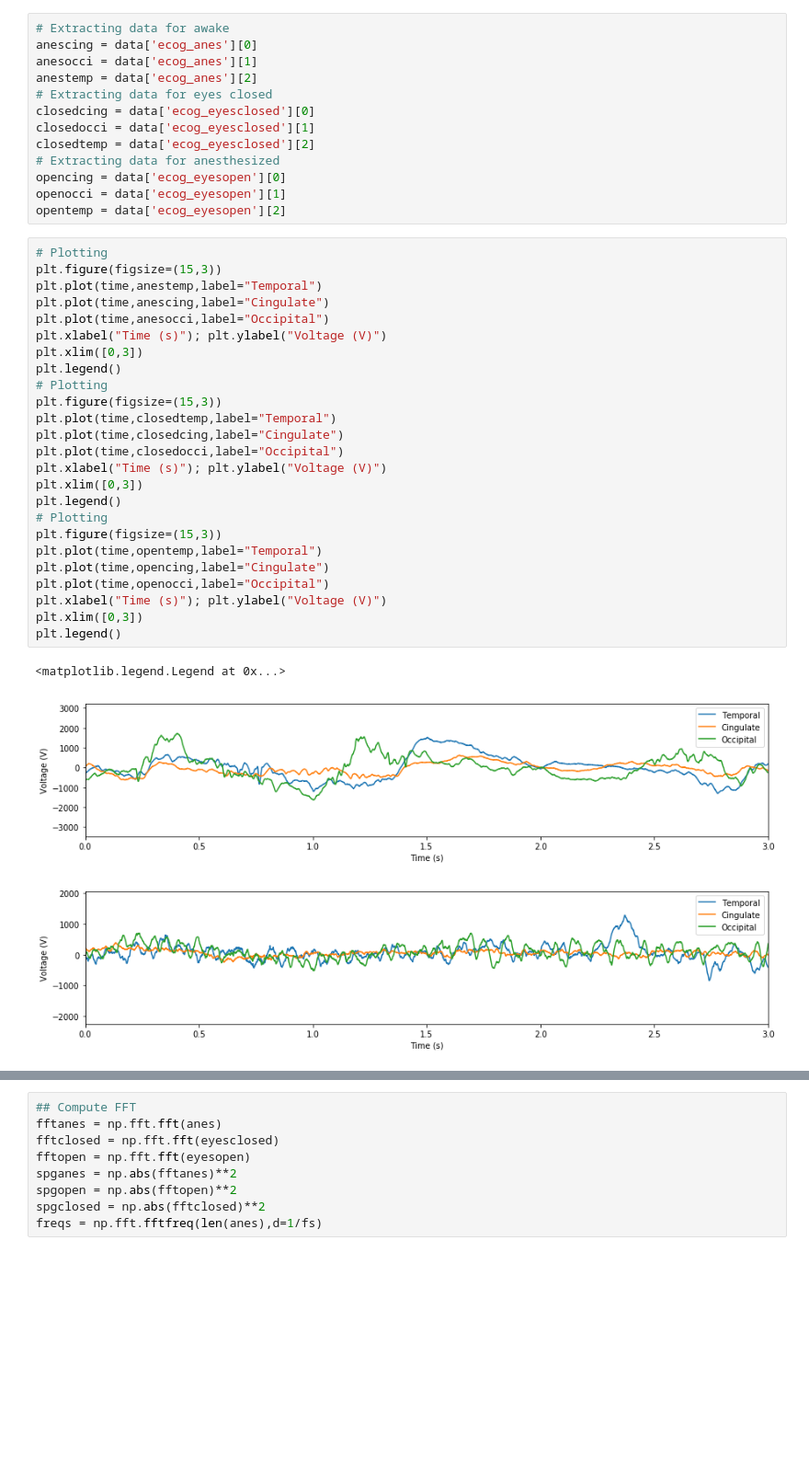
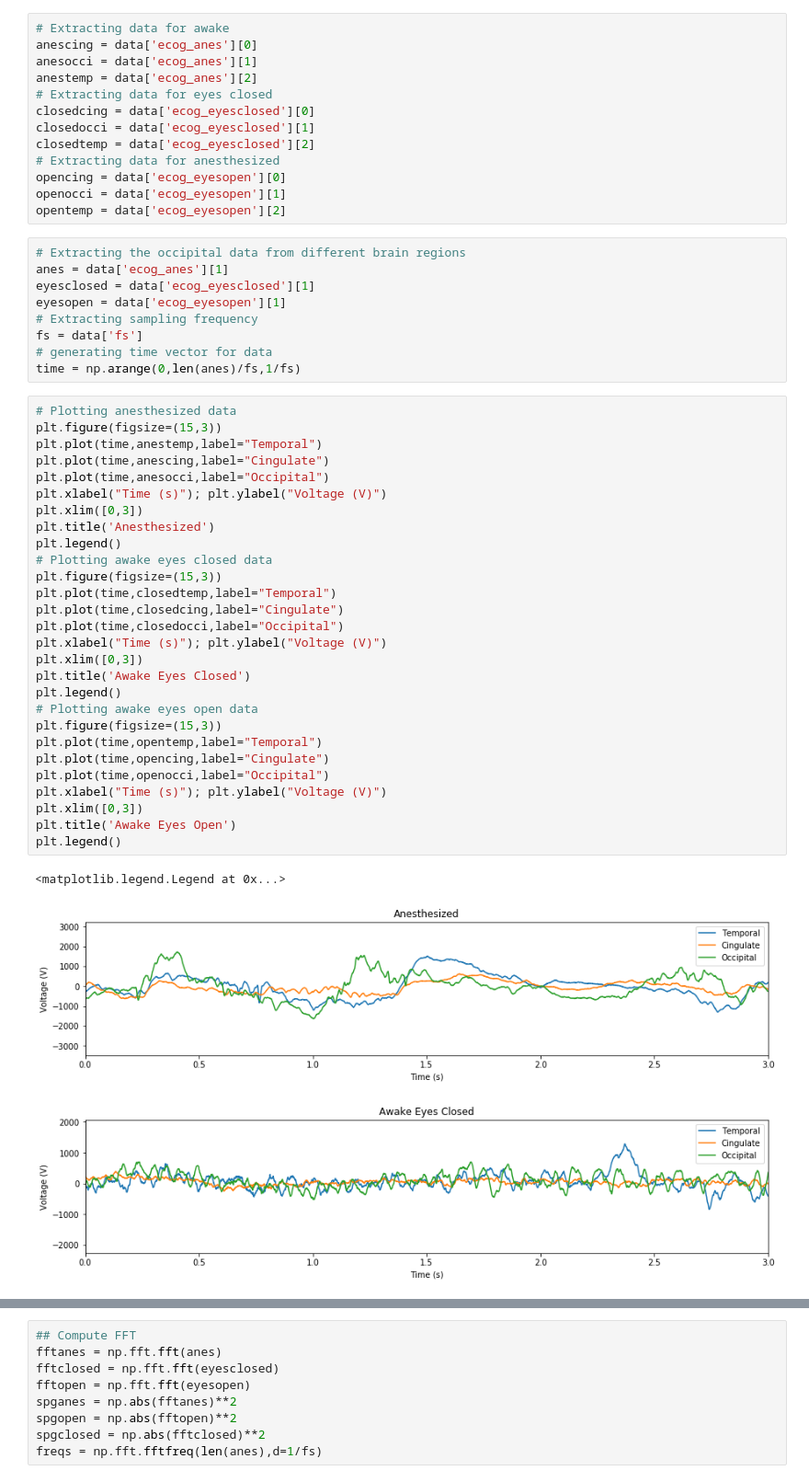
Before and after one commit to ajkeamy/Monkey_Analysis, a Jupyter notebook: Final_Project.ipynb, the cells around one changed output, grey strips where cells are left out. Shown at 92% size. Cells and saved outputs as stored; diff of their text form; blank space fills up the shorter version.

```diff
--- a/Final_Project.ipynb
+++ b/Final_Project.ipynb
@@ -56,32 +56,44 @@ closedtemp = data['ecog_eyesclosed'][2]
 opencing = data['ecog_eyesopen'][0]
 openocci = data['ecog_eyesopen'][1]
 opentemp = data['ecog_eyesopen'][2]
+# %%
+# Extracting the occipital data from different brain regions
+anes = data['ecog_anes'][1]
+eyesclosed = data['ecog_eyesclosed'][1]
+eyesopen = data['ecog_eyesopen'][1]
+# Extracting sampling frequency
+fs = data['fs']
+# generating time vector for data
+time = np.arange(0,len(anes)/fs,1/fs)
 # %%
-# Plotting
+# Plotting anesthesized data
 plt.figure(figsize=(15,3))
 plt.plot(time,anestemp,label="Temporal")
 plt.plot(time,anescing,label="Cingulate")
 plt.plot(time,anesocci,label="Occipital")
 plt.xlabel("Time (s)"); plt.ylabel("Voltage (V)")
 plt.xlim([0,3])
+plt.title('Anesthesized')
 plt.legend()
-# Plotting
+# Plotting awake eyes closed data
 plt.figure(figsize=(15,3))
 plt.plot(time,closedtemp,label="Temporal")
 plt.plot(time,closedcing,label="Cingulate")
 plt.plot(time,closedocci,label="Occipital")
 plt.xlabel("Time (s)"); plt.ylabel("Voltage (V)")
 plt.xlim([0,3])
+plt.title('Awake Eyes Closed')
 plt.legend()
-# Plotting
+# Plotting awake eyes open data
 plt.figure(figsize=(15,3))
 plt.plot(time,opentemp,label="Temporal")
 plt.plot(time,opencing,label="Cingulate")
 plt.plot(time,openocci,label="Occipital")
 plt.xlabel("Time (s)"); plt.ylabel("Voltage (V)")
 plt.xlim([0,3])
+plt.title('Awake Eyes Open')
 plt.legend()
 # %% [output]
 <matplotlib.legend.Legend at 0x...>
-[figure, old version]
+[figure, new version]
-[figure, old version]
+[figure, new version]
```
Also changed, not shown: parts of 10 cells of this notebook, 2 other files.
